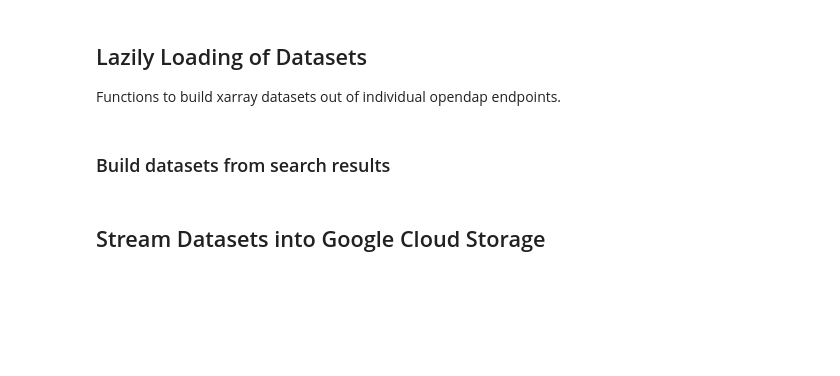
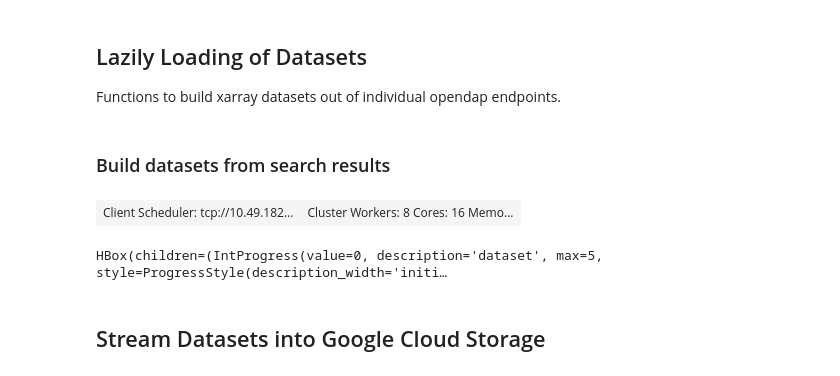
Before and after one commit to rabernat/pangeo_esgf_demo, a Jupyter notebook: esgf_llnl_thredds.ipynb, the cells around one changed output. Saved outputs shown, nothing was run; the diff lists cells and outputs as text; code cells hidden in the pictures; blank space fills up the shorter version.

```diff
--- a/esgf_llnl_thredds.ipynb
+++ b/esgf_llnl_thredds.ipynb
@@ -332,16 +380,15 @@ def merge_recursive(dsets):
     return dsm.chunk(chunks)
 # %% [markdown]
 ### Build datasets from search results
+# %%
+client.restart()
+# %% [output]
+| Client Scheduler: tcp://10.49.182... | Cluster Workers: 8 Cores: 16 Memo... |
 # %%
 dataset_fields = ['institution_id', 'source_id', 'experiment_id', 'table_id', 'grid_label']
 all_dsets = {}
-n=0
 for dset_keys, dset_files in tqdm(files.groupby(dataset_fields), desc='dataset'):
     dset_id = '.'.join(dset_keys)
-    n+=1
-    #if n==1:
-    #    continue
-
     all_member_dsets = []
     all_member_ids = []
 
@@ -365,6 +412,8 @@ for dset_keys, dset_files in tqdm(files.groupby(dataset_fields), desc='dataset')
                  tqdm(all_member_dsets_c, desc='ensemble', leave=False), all_member_ids)]
     ds = merge_recursive(tqdm(var_dsets, desc='variables', leave=False))
     all_dsets[dset_id] = ds
+# %% [output]
+HBox(children=(IntProgress(value=0, description='dataset', max=5, style=ProgressStyle(description_width='initi…
 # %% [markdown]
 ## Stream Datasets into Google Cloud Storage
 # %%
```
Also changed, not shown: parts of 8 cells of this notebook.
